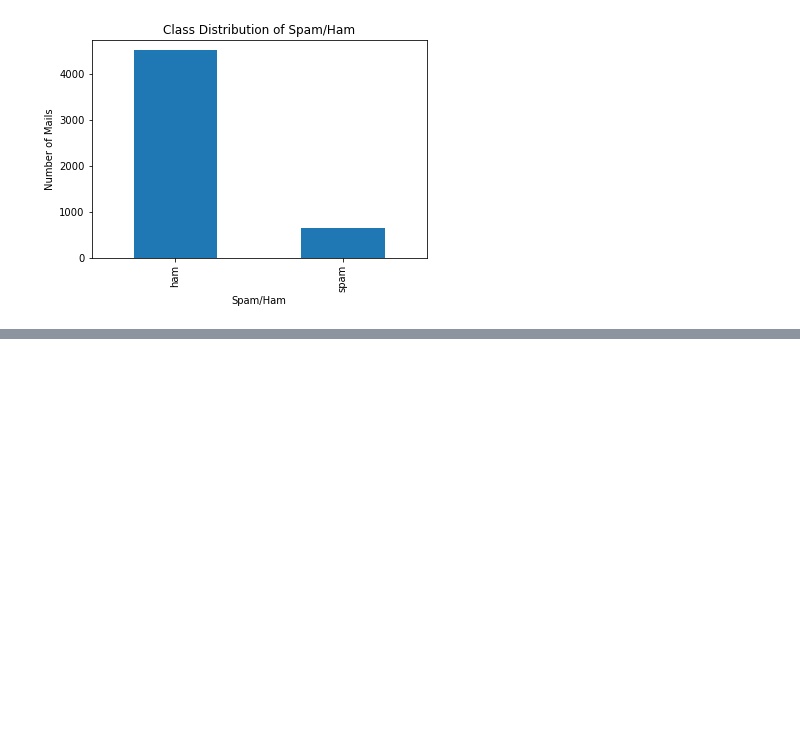
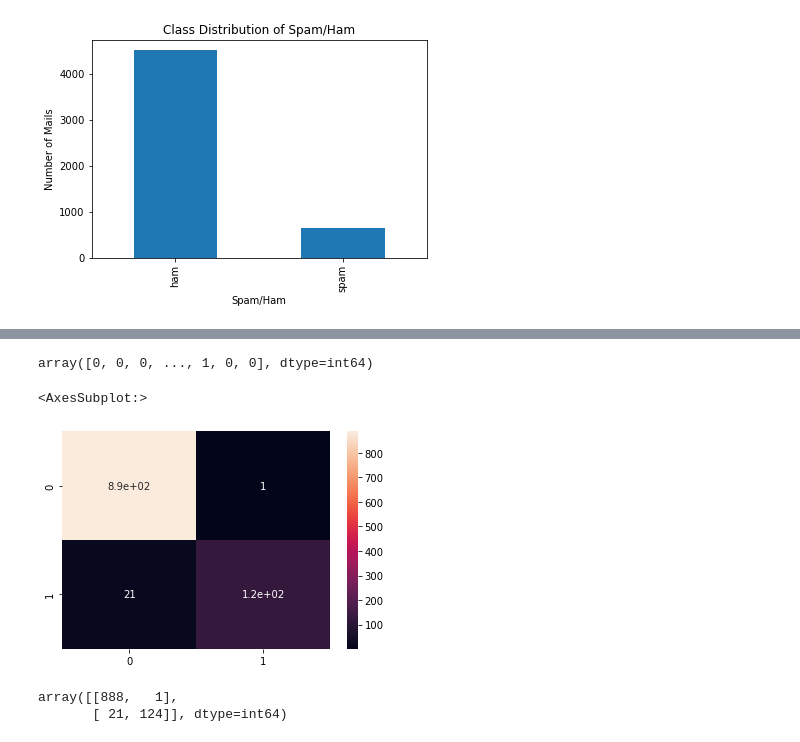
Before and after one commit to NicholusMagak/SMS-Spam-Collection, a Jupyter notebook: Index.ipynb, the cells around one changed output, grey strips where cells are left out. Cells and saved outputs as stored; diff of their text form; code cells hidden in the pictures; blank space fills up the shorter version.

Commit message:
basline models part 1

```diff
--- a/Index.ipynb
+++ b/Index.ipynb
@@ -96,0 +187,2 @@ plt.show()
+# %%
+X_train, X_test, y_train, y_test = train_test_split(sms_spam_df, labels, test_size=0.2 , random_state=42)
@@ -96,0 +191,20 @@ plt.show()
+# %%
+# Instantiate countvectorizer
+countvec = CountVectorizer(ngram_range=(1,1))
+countvec1 = CountVectorizer(ngram_range=(1,1))
+
+# Vectorization of the data
+count_train_data = countvec.fit_transform(X_train.v2_corrected)
+count_test_data = countvec.transform(X_test.v2_corrected)
+
+count_training_data = countvec1.fit_transform(sms_spam_df.v2_corrected)
+# count_validation_data = countvec1.transform(validation_df.no_stopwords)
+
+
+X_train= pd.DataFrame(count_train_data.toarray(), columns=countvec.get_feature_names())
+X_test  = pd.DataFrame(count_test_data.toarray(), columns=countvec.get_feature_names())
+
+train_data= pd.DataFrame(count_training_data.toarray(), columns=countvec1.get_feature_names())
+# validation_data= pd.DataFrame(count_validation_data.toarray(), columns=countvec1.get_feature_names())
+
+X_train.head(3)
@@ -96,0 +261,7 @@ plt.show()
+# %%
+baseline_dt = LogisticRegression()
+baseline_models(baseline_dt, 'Baseline Logistic Regression Model')
+
+#Observation:
+     # Despite the fact that suicide has more data than drugs, it performs worse than it
+     # There is overfitting
@@ -96,0 +288,20 @@ plt.show()
+# %%
+y_pred = baseline_dt.predict(X_test)
+# %%
+y_pred
+# %% [output]
+array([0, 0, 0, ..., 1, 0, 0], dtype=int64)
+# %%
+# confusion matrix
+from sklearn.metrics import confusion_matrix
+cm = confusion_matrix(y_test, y_pred)
+
+sns.heatmap(cm, annot=True)
+# %% [output]
+<AxesSubplot:>
+[figure, added]
+# %%
+cm
+# %% [output]
+array([[888,   1],
+       [ 21, 124]], dtype=int64)
```
Also changed, not shown: parts of 20 cells of this notebook.
